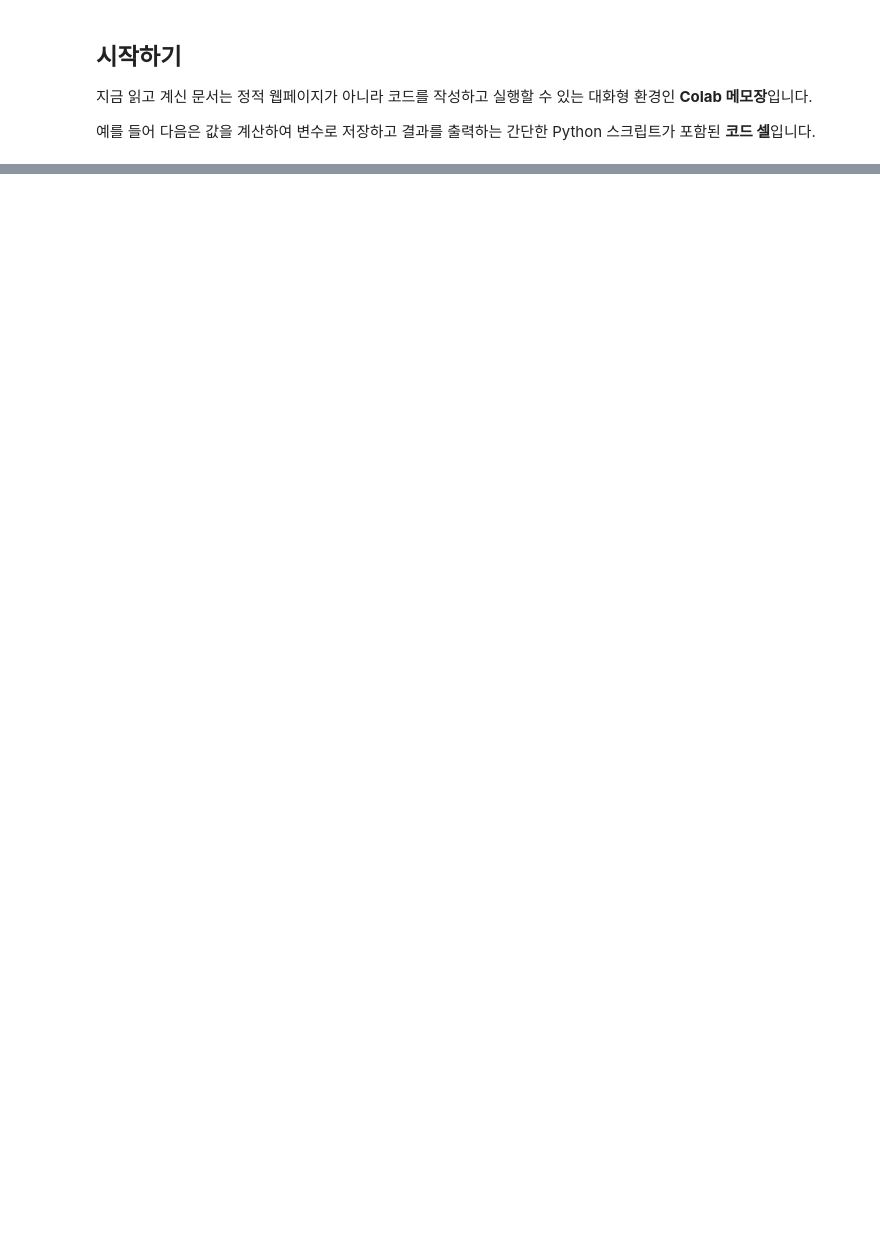
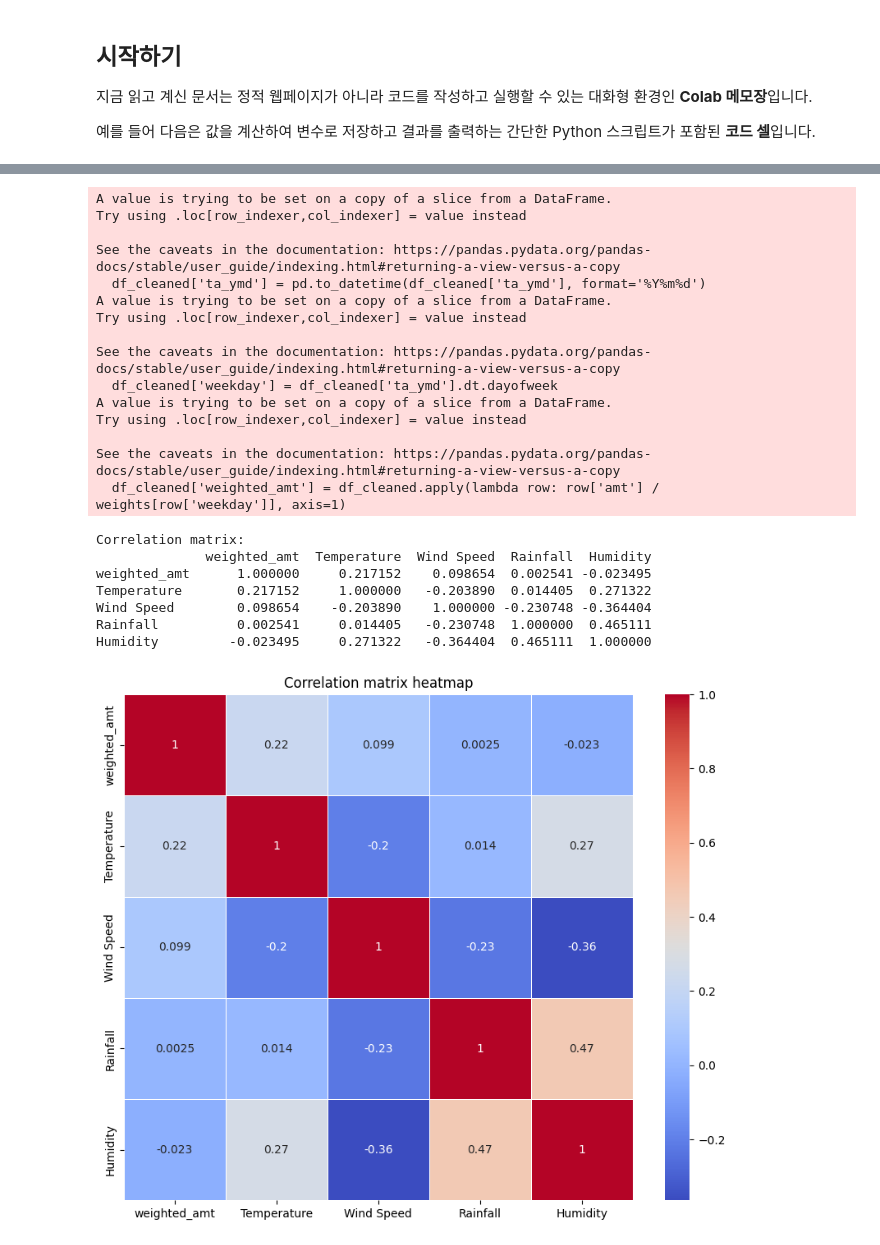
Before and after one commit to Songhyunjeong/thingplug-lora-starter-kit, a Jupyter notebook: Colaboratory에_오신_것을_환영합니다.ipynb, the cells around one changed output, grey strips where cells are left out. Cells and saved outputs as stored; diff of their text form; code cells hidden in the pictures; blank space fills up the shorter version.

```diff
--- a/Colaboratory에_오신_것을_환영합니다.ipynb
+++ b/Colaboratory에_오신_것을_환영합니다.ipynb
@@ -304,0 +407,53 @@ print("질문과 답변이 파일로 저장되었습니다.")
+# %%
+df_cleaned['ta_ymd'] = pd.to_datetime(df_cleaned['ta_ymd'], format='%Y%m%d')
+df_cleaned['weekday'] = df_cleaned['ta_ymd'].dt.dayofweek
+
+# 요일별 유동인구 패턴 반영하여 매출액 보정 (가중치 예시)
+# 월-목: 1.0, 금-토: 1.2, 일: 0.8
+weights = {0: 1.0, 1: 1.0, 2: 1.0, 3: 1.0, 4: 1.2, 5: 1.2, 6: 0.8}
+df_cleaned['weighted_amt'] = df_cleaned.apply(lambda row: row['amt'] / weights[row['weekday']], axis=1)
+
+# ta_ymd와 hour별로 weighted_amt 합산 및 날씨 정보 유지
+grouped_df = df_cleaned.groupby(['ta_ymd']).agg({
+    'weighted_amt': 'sum',
+    'Temperature': 'mean',
+    'Wind Speed': 'mean',
+    'Rainfall': 'mean',
+    'Humidity': 'mean'
+}).reset_index()
+
+# weighted_amt, Temperature, Wind Speed, Rainfall, Humidity의 상관계수 계산
+correlation = grouped_df[['weighted_amt', 'Temperature', 'Wind Speed', 'Rainfall', 'Humidity']].corr()
+
+print("Correlation matrix:")
+print(correlation)
+
+# 상관관계 시각화
+plt.figure(figsize=(10, 8))
+sns.heatmap(correlation, annot=True, cmap='coolwarm', linewidths=0.5)
+plt.title('Correlation matrix heatmap')
+plt.show()
+# %% [output]
+A value is trying to be set on a copy of a slice from a DataFrame.
+Try using .loc[row_indexer,col_indexer] = value instead
+
+See the caveats in the documentation: https://pandas.pydata.org/pandas-docs/stable/user_guide/indexing.html#returning-a-view-versus-a-copy
+  df_cleaned['ta_ymd'] = pd.to_datetime(df_cleaned['ta_ymd'], format='%Y%m%d')
+A value is trying to be set on a copy of a slice from a DataFrame.
+Try using .loc[row_indexer,col_indexer] = value instead
+
+See the caveats in the documentation: https://pandas.pydata.org/pandas-docs/stable/user_guide/indexing.html#returning-a-view-versus-a-copy
+  df_cleaned['weekday'] = df_cleaned['ta_ymd'].dt.dayofweek
+A value is trying to be set on a copy of a slice from a DataFrame.
+Try using .loc[row_indexer,col_indexer] = value instead
+
+See the caveats in the documentation: https://pandas.pydata.org/pandas-docs/stable/user_guide/indexing.html#returning-a-view-versus-a-copy
+  df_cleaned['weighted_amt'] = df_cleaned.apply(lambda row: row['amt'] / weights[row['weekday']], axis=1)
+Correlation matrix:
+              weighted_amt  Temperature  Wind Speed  Rainfall  Humidity
+weighted_amt      1.000000     0.217152    0.098654  0.002541 -0.023495
+Temperature       0.217152     1.000000   -0.203890  0.014405  0.271322
+Wind Speed        0.098654    -0.203890    1.000000 -0.230748 -0.364404
+Rainfall          0.002541     0.014405   -0.230748  1.000000  0.465111
+Humidity         -0.023495     0.271322   -0.364404  0.465111  1.000000
+[figure, added]
```
Also changed, not shown: parts of 30 cells of this notebook.
